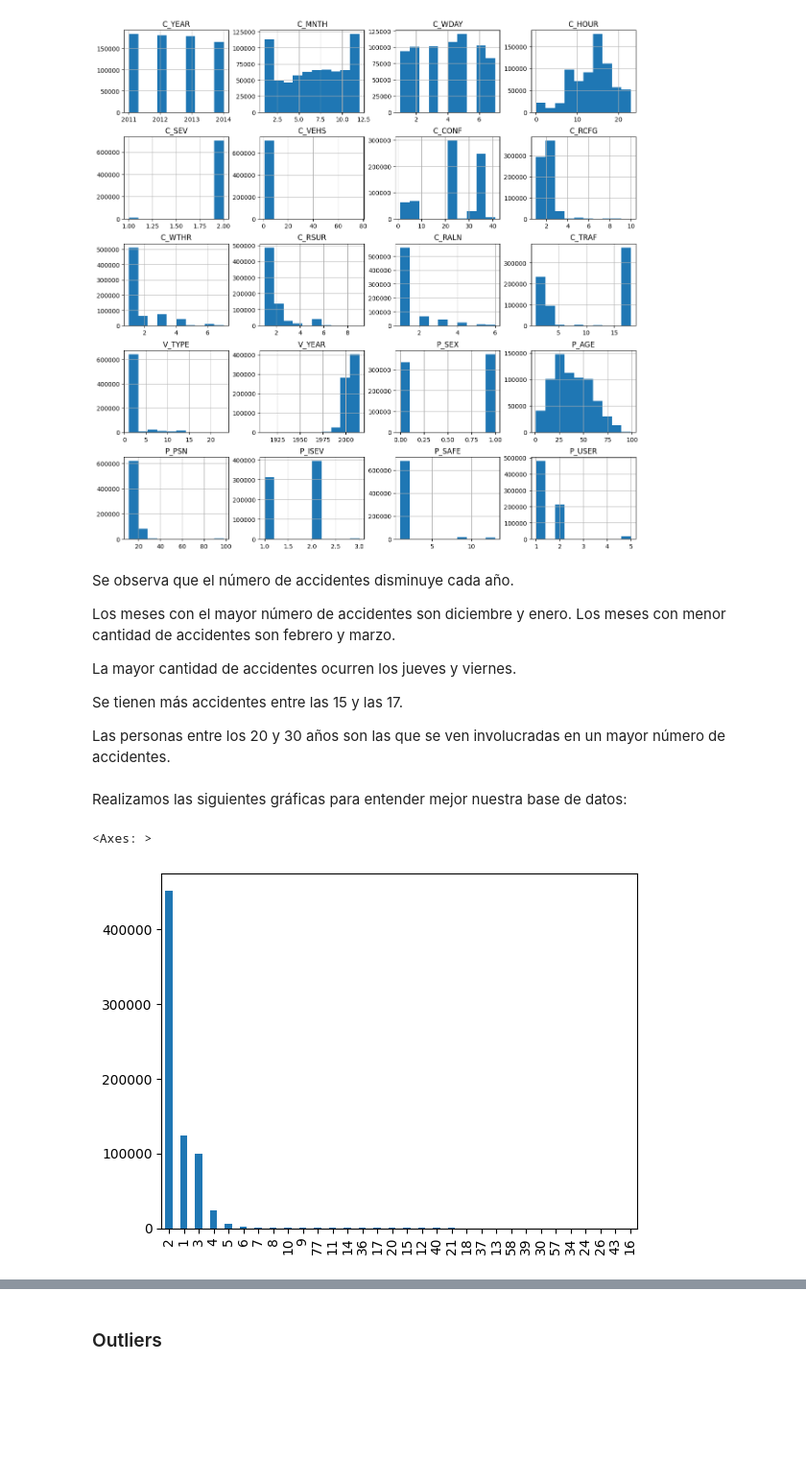
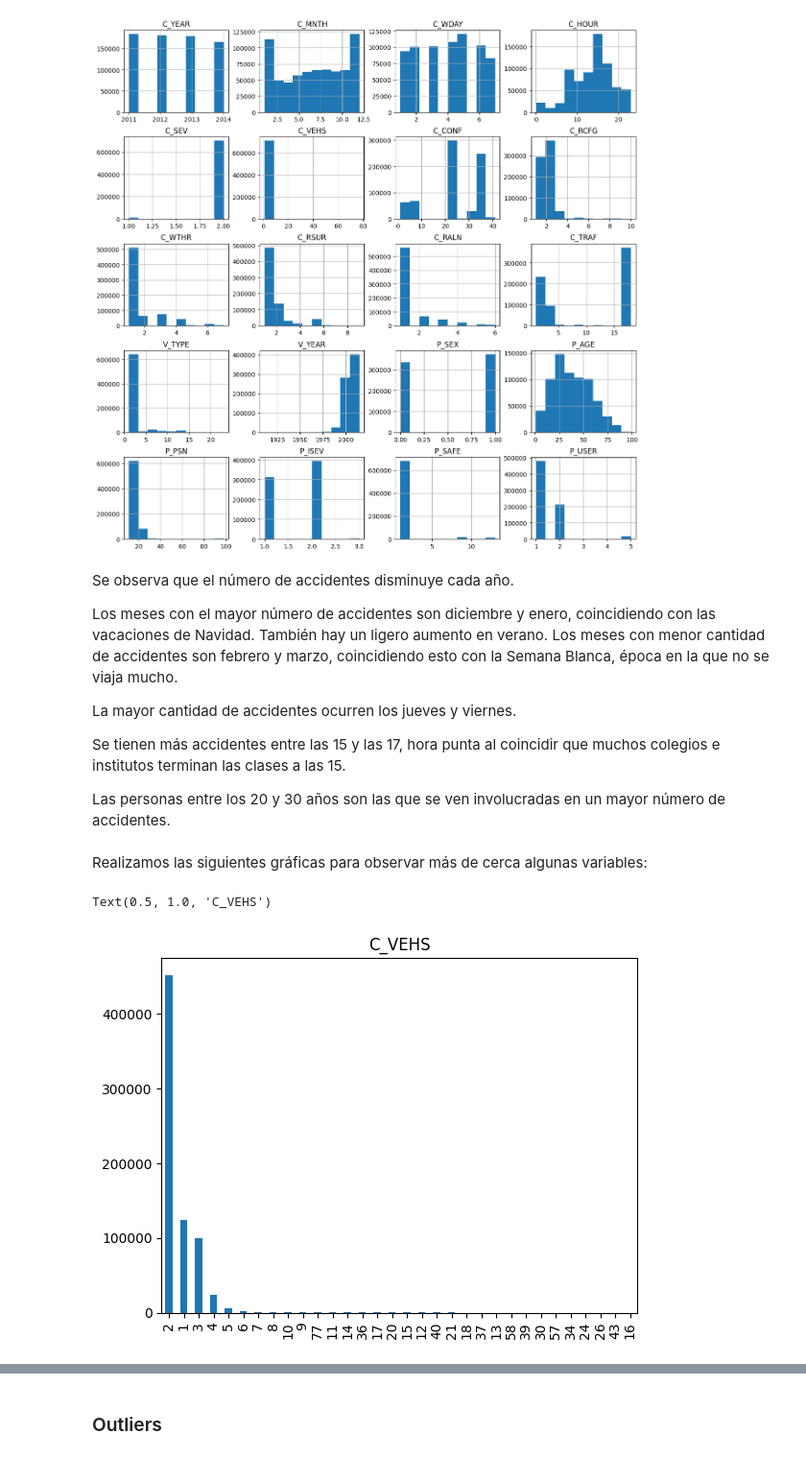
Before and after one commit to SaraCaballeroSan/Proyecto-Accidentes-Canada-Machine-Learning-2023, a Jupyter notebook: mach_final.ipynb, the cells around one changed output, grey strips where cells are left out. Shown at 96% size. Drawn from its saved outputs; the diff is of its cells as text; code cells hidden in the pictures; blank space fills up the shorter version.

```diff
--- a/mach_final.ipynb
+++ b/mach_final.ipynb
@@ -388,18 +442,19 @@ array([[<Axes: title={'center': 'C_YEAR'}>,
 # %% [markdown]
 Se observa que el número de accidentes disminuye cada año.
 
-Los meses con el mayor número de accidentes son diciembre y enero. Los meses con menor cantidad de accidentes son febrero y marzo.
+Los meses con el mayor número de accidentes son diciembre y enero, coincidiendo con las vacaciones de Navidad. También hay un ligero aumento en verano. Los meses con menor cantidad de accidentes son febrero y marzo, coincidiendo esto con la Semana Blanca, época en la que no se viaja mucho.
 
 La mayor cantidad de accidentes ocurren los jueves y viernes.
 
-Se tienen más accidentes entre las 15 y las 17.
+Se tienen más accidentes entre las 15 y las 17, hora punta al coincidir que muchos colegios e institutos terminan las clases a las 15.
 
 Las personas entre los 20 y 30 años son las que se ven involucradas en un mayor número de accidentes.
 # %% [markdown]
-Realizamos las siguientes gráficas para entender mejor nuestra base de datos:
+Realizamos las siguientes gráficas para observar más de cerca algunas variables:
 # %%
 df["C_VEHS"].value_counts().plot.bar()
+plt.title('C_VEHS')
 # %% [output]
-<Axes: >
+Text(0.5, 1.0, 'C_VEHS')
-[figure, old version]
+[figure, new version]
 # %% [markdown]
```
Also changed, not shown: parts of 203 cells of this notebook.
